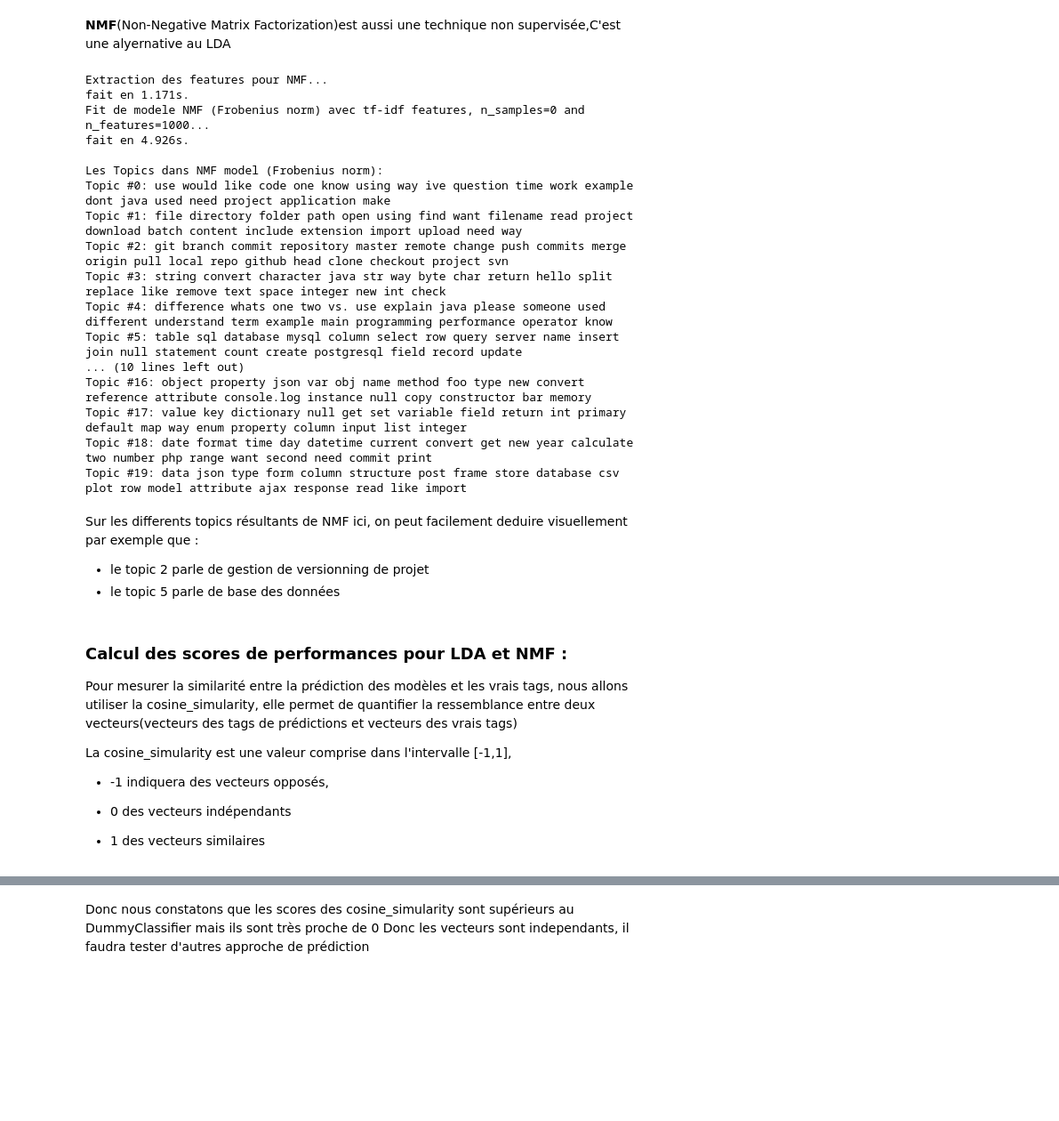
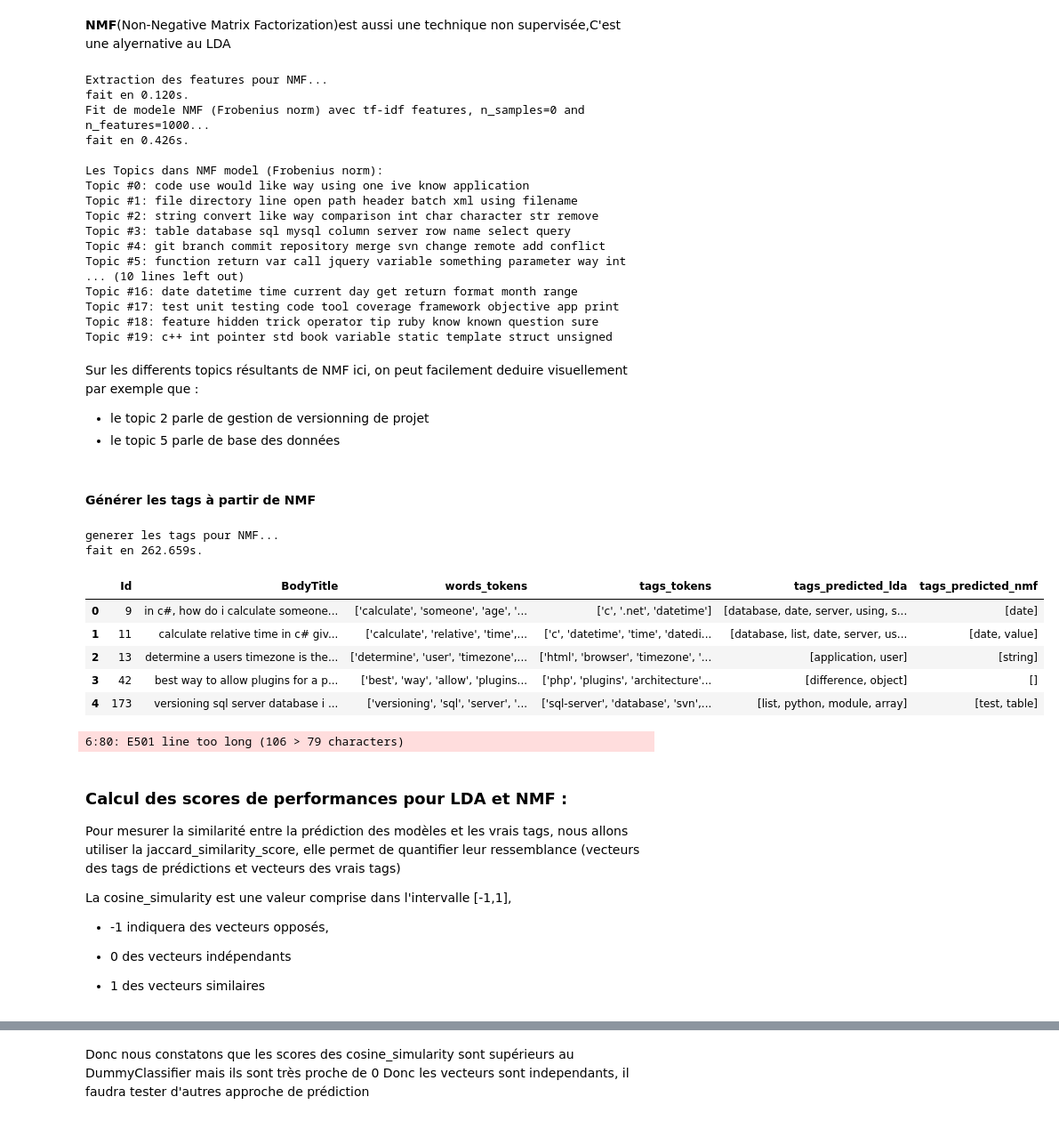
Before and after one commit to leandre12/suggestion-tag, a Jupyter notebook: P5_02_notebookmodels.ipynb, the cells around one changed output, grey strips where cells are left out. Shown: that part at 89% size. Saved outputs shown, nothing was run; the diff lists cells and outputs as text; code cells hidden in the pictures; blank space fills up the shorter version.

Commit message:
version finale validée

```diff
--- a/P5_02_notebookmodels.ipynb
+++ b/P5_02_notebookmodels.ipynb
@@ -225,0 +181,9 @@ Donc on voit que le nombre de topics optimal serait 30 , donc on gardera 30 topi
+# %%
+from gensim.models import HdpModel
+dictionary = Dictionary(datasetX)
+train_id2word = Dictionary(corpus)
+corpus_copy = corpus.copy()
+train_corpus = [dictionary.doc2bow(doc) for doc in corpus_copy]
+hdp = HdpModel(train_corpus, train_id2word, chunksize=10000)
+nbrOPticOptim = len(hdp.print_topics())
+print('Le nombre de topics optimal :', nbrOPticOptim)
@@ -225,0 +192,13 @@ Donc on voit que le nombre de topics optimal serait 30 , donc on gardera 30 topi
+# %%
+# entrainer le modèle :
+n_topics = 20
+n_top_words = 10
+
+lda = LDA(n_components=nbrOPticOptim, n_jobs=-1)
+lda.fit(tfidf_lda)
+
+print("\nLes topics du modele LDA :")
+tf_feature_names = tfidf_vectorizer_lda.get_feature_names()
+print_top_words(lda, tf_feature_names, n_top_words)
+
+# hdp.print_topics(num_topics=20)
@@ -267,0 +304,10 @@ file line image using way text want visual studio open vim read command like fin
+# %%
+data_preprocess_predict_lda = data_preprocess.copy()
+print("generer les tags pour LDA...")
+t0 = time()
+list_predicted_lda = [recommend_tags(text, lda, n_topics,
+                                     n_top_words,
+                                     X_trainBis) for text in data_preprocess_predict_lda['BodyTitle']]
+data_preprocess_predict_lda['tags_predicted_lda'] = list_predicted_lda
+print("fait en %0.3fs." % (time() - t0))
+data_preprocess_predict_lda.head(5)
@@ -295,30 +351,52 @@ tfidf_feature_names = tfidf_vectorizer.get_feature_names()
 print_top_words(nmf, tfidf_feature_names, n_top_words)
 # %% [output]
 Extraction des features pour NMF...
-fait en 1.171s.
+fait en 0.120s.
 Fit de modele NMF (Frobenius norm) avec tf-idf features, n_samples=0 and n_features=1000...
-fait en 4.926s.
+fait en 0.426s.
 
 Les Topics dans NMF model (Frobenius norm):
-Topic #0: use would like code one know using way ive question time work example dont java used need project application make
-Topic #1: file directory folder path open using find want filename read project download batch content include extension import upload need way
-Topic #2: git branch commit repository master remote change push commits merge origin pull local repo github head clone checkout project svn
-Topic #3: string convert character java str way byte char return hello split replace like remove text space integer new int check
-Topic #4: difference whats one two vs. use explain java please someone used different understand term example main programming performance operator know
-Topic #5: table sql database mysql column select row query server name insert join null statement count create postgresql field record update
+Topic #0: code use would like way using one ive know application
+Topic #1: file directory line open path header batch xml using filename
+Topic #2: string convert like way comparison int char character str remove
+Topic #3: table database sql mysql column server row name select query
+Topic #4: git branch commit repository merge svn change remote add conflict
+Topic #5: function return var call jquery variable something parameter way int
 ... (10 lines left out)
-Topic #16: object property json var obj name method foo type new convert reference attribute console.log instance null copy constructor bar memory
-Topic #17: value key dictionary null get set variable field return int primary default map way enum property column input list integer
-Topic #18: date format time day datetime current convert get new year calculate two number php range want second need commit print
-Topic #19: data json type form column structure post frame store database csv plot row model attribute ajax response read like import
+Topic #16: date datetime time current day get return format month range
+Topic #17: test unit testing code tool coverage framework objective app print
+Topic #18: feature hidden trick operator tip ruby know known question sure
+Topic #19: c++ int pointer std book variable static template struct unsigned
 # %% [markdown]
 Sur les differents topics résultants de NMF ici, on peut facilement deduire visuellement par exemple que :
  - le topic 2 parle de gestion de versionning de projet
  - le topic 5 parle de base des données
+# %% [markdown]
+#### Générer les tags à partir de NMF
+# %%
+data_preprocess_predict_lda_nmf = data_preprocess_predict_lda.copy()
+print("generer les tags pour NMF...")
+t0 = time()
+list_predicted_nmf = [recommend_tags(text, nmf, n_topics,
+                                     n_top_words,
+                                     X_trainBis) for text in data_preprocess_predict_lda_nmf['BodyTitle']]
+data_preprocess_predict_lda_nmf['tags_predicted_nmf'] = list_predicted_nmf
+print("fait en %0.3fs." % (time() - t0))
+data_preprocess_predict_lda_nmf.head(5)
+# %% [output]
+generer les tags pour NMF...
+fait en 262.659s.
+|  | Id | BodyTitle | words_tokens | tags_tokens | tags_predicted_lda | tags_predicted_nmf |
+| 0 | 9 | in c#, how do i calculate someone... | ['calculate', 'someone', 'age', '... | ['c', '.net', 'datetime'] | [database, date, server, using, s... | [date] |
+| 1 | 11 | calculate relative time in c# giv... | ['calculate', 'relative', 'time',... | ['c', 'datetime', 'time', 'datedi... | [database, list, date, server, us... | [date, value] |
+| 2 | 13 | determine a users timezone is the... | ['determine', 'user', 'timezone',... | ['html', 'browser', 'timezone', '... | [application, user] | [string] |
+| 3 | 42 | best way to allow plugins for a p... | ['best', 'way', 'allow', 'plugins... | ['php', 'plugins', 'architecture'... | [difference, object] | [] |
+| 4 | 173 | versioning sql server database i ... | ['versioning', 'sql', 'server', '... | ['sql-server', 'database', 'svn',... | [list, python, module, array] | [test, table] |
+6:80: E501 line too long (106 > 79 characters)
 # %% [markdown]
 ### Calcul des scores de performances pour LDA et NMF :
 
-Pour mesurer la similarité entre la prédiction des modèles et les vrais tags, nous allons utiliser la cosine_simularity, elle permet de quantifier la ressemblance entre deux vecteurs(vecteurs des tags de prédictions et vecteurs des vrais tags)
+Pour mesurer la similarité entre la prédiction des modèles et les vrais tags, nous allons utiliser la jaccard_similarity_score, elle permet de quantifier leur ressemblance (vecteurs des tags de prédictions et vecteurs des vrais tags)
 
 La cosine_simularity est une valeur comprise dans l'intervalle [-1,1],
 
```
Also changed, not shown: parts of 47 cells of this notebook, 20 other files.
